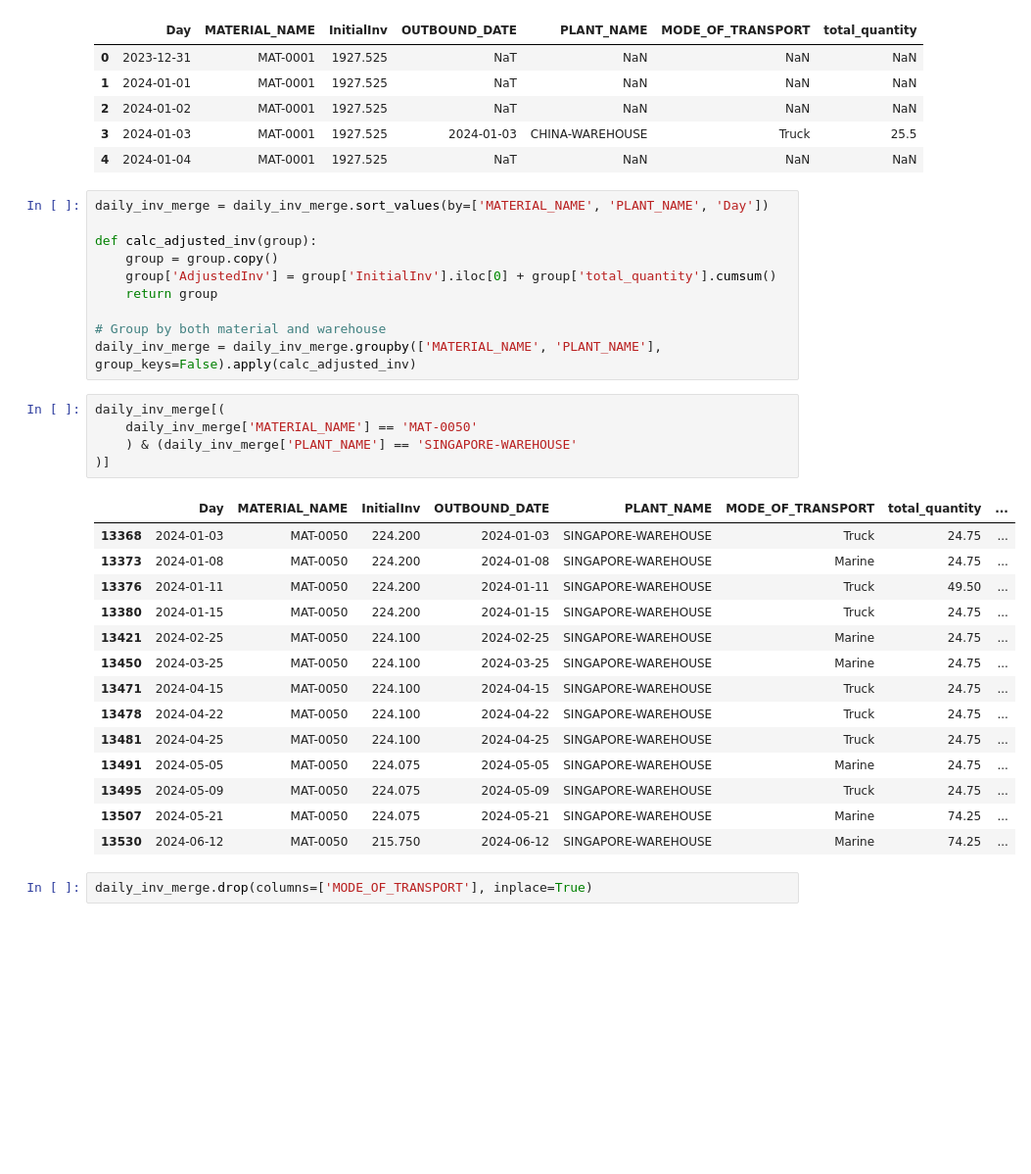
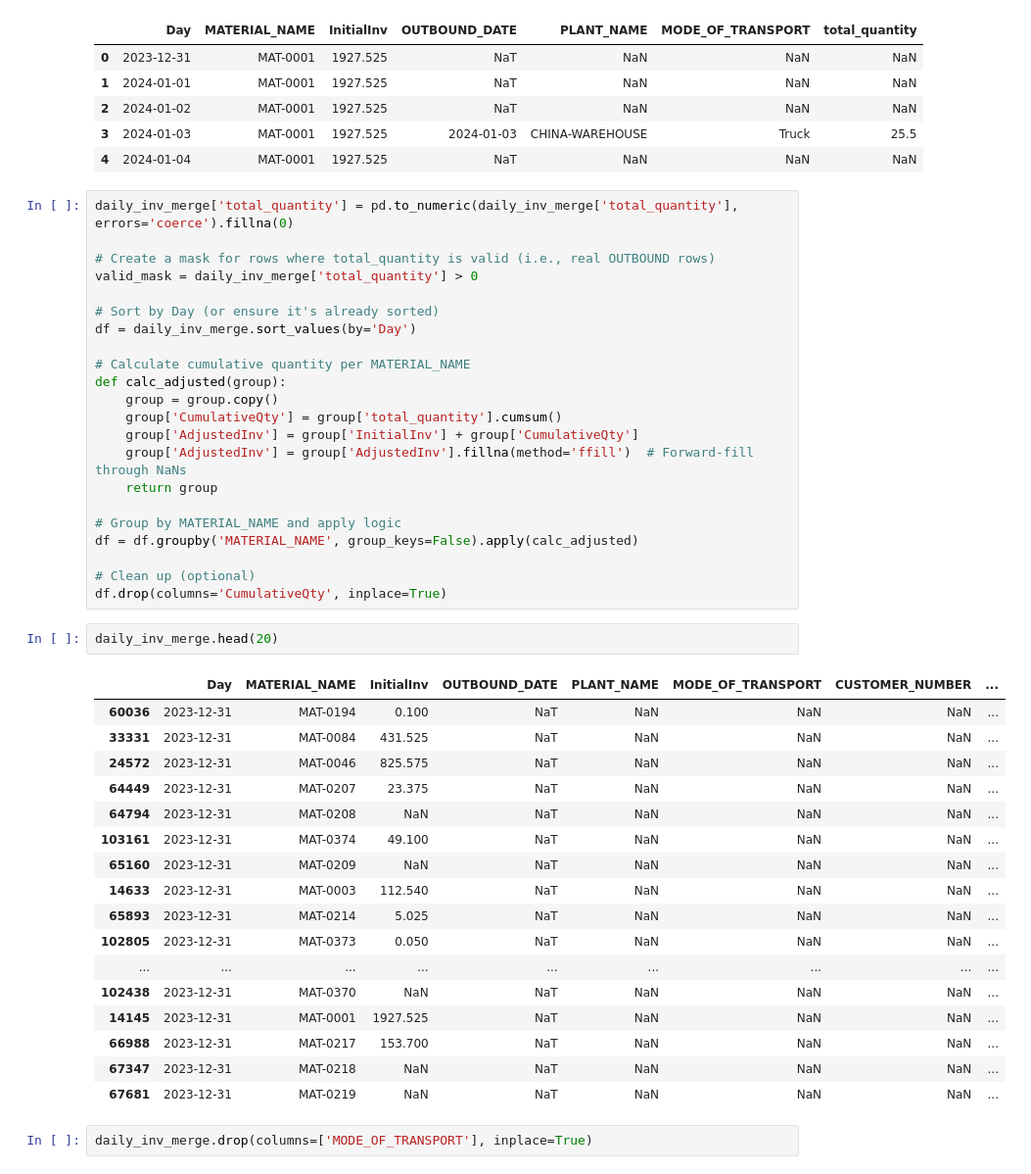
Before and after one commit to peter-parit/em-hackathon-notebooks, a Jupyter notebook: Notebooks/data-peter.ipynb, the cells around one changed output. Shown: that part at 98% size. Drawn from its saved outputs; the diff is of its cells as text; blank space fills up the shorter version.

```diff
--- a/Notebooks/data-peter.ipynb
+++ b/Notebooks/data-peter.ipynb
@@ -420,35 +455,47 @@ daily_inv_merge.head()
 | 3 | 2024-01-03 | MAT-0001 | 1927.525 | 2024-01-03 | CHINA-WAREHOUSE | Truck | 25.5 |
 | 4 | 2024-01-04 | MAT-0001 | 1927.525 | NaT | NaN | NaN | NaN |
 # %%
-daily_inv_merge = daily_inv_merge.sort_values(by=['MATERIAL_NAME', 'PLANT_NAME', 'Day'])
+daily_inv_merge['total_quantity'] = pd.to_numeric(daily_inv_merge['total_quantity'], errors='coerce').fillna(0)
 
-def calc_adjusted_inv(group):
+# Create a mask for rows where total_quantity is valid (i.e., real OUTBOUND rows)
+valid_mask = daily_inv_merge['total_quantity'] > 0
+
+# Sort by Day (or ensure it's already sorted)
+df = daily_inv_merge.sort_values(by='Day')
+
+# Calculate cumulative quantity per MATERIAL_NAME
+def calc_adjusted(group):
     group = group.copy()
-    group['AdjustedInv'] = group['InitialInv'].iloc[0] + group['total_quantity'].cumsum()
+    group['CumulativeQty'] = group['total_quantity'].cumsum()
+    group['AdjustedInv'] = group['InitialInv'] + group['CumulativeQty']
+    group['AdjustedInv'] = group['AdjustedInv'].fillna(method='ffill')  # Forward-fill through NaNs
     return group
 
-# Group by both material and warehouse
-daily_inv_merge = daily_inv_merge.groupby(['MATERIAL_NAME', 'PLANT_NAME'], group_keys=False).apply(calc_adjusted_inv)
+# Group by MATERIAL_NAME and apply logic
+df = df.groupby('MATERIAL_NAME', group_keys=False).apply(calc_adjusted)
+
+# Clean up (optional)
+df.drop(columns='CumulativeQty', inplace=True)
 # %%
-daily_inv_merge[(
-    daily_inv_merge['MATERIAL_NAME'] == 'MAT-0050'
-    ) & (daily_inv_merge['PLANT_NAME'] == 'SINGAPORE-WAREHOUSE'
-)]
+daily_inv_merge.head(20)
 # %% [output]
-|  | Day | MATERIAL_NAME | InitialInv | OUTBOUND_DATE | PLANT_NAME | MODE_OF_TRANSPORT | total_quantity | ... |
-| 13368 | 2024-01-03 | MAT-0050 | 224.200 | 2024-01-03 | SINGAPORE-WAREHOUSE | Truck | 24.75 | ... |
-| 13373 | 2024-01-08 | MAT-0050 | 224.200 | 2024-01-08 | SINGAPORE-WAREHOUSE | Marine | 24.75 | ... |
-| 13376 | 2024-01-11 | MAT-0050 | 224.200 | 2024-01-11 | SINGAPORE-WAREHOUSE | Truck | 49.50 | ... |
-| 13380 | 2024-01-15 | MAT-0050 | 224.200 | 2024-01-15 | SINGAPORE-WAREHOUSE | Truck | 24.75 | ... |
-| 13421 | 2024-02-25 | MAT-0050 | 224.100 | 2024-02-25 | SINGAPORE-WAREHOUSE | Marine | 24.75 | ... |
-| 13450 | 2024-03-25 | MAT-0050 | 224.100 | 2024-03-25 | SINGAPORE-WAREHOUSE | Marine | 24.75 | ... |
-| 13471 | 2024-04-15 | MAT-0050 | 224.100 | 2024-04-15 | SINGAPORE-WAREHOUSE | Truck | 24.75 | ... |
-| 13478 | 2024-04-22 | MAT-0050 | 224.100 | 2024-04-22 | SINGAPORE-WAREHOUSE | Truck | 24.75 | ... |
-| 13481 | 2024-04-25 | MAT-0050 | 224.100 | 2024-04-25 | SINGAPORE-WAREHOUSE | Truck | 24.75 | ... |
-| 13491 | 2024-05-05 | MAT-0050 | 224.075 | 2024-05-05 | SINGAPORE-WAREHOUSE | Marine | 24.75 | ... |
-| 13495 | 2024-05-09 | MAT-0050 | 224.075 | 2024-05-09 | SINGAPORE-WAREHOUSE | Truck | 24.75 | ... |
-| 13507 | 2024-05-21 | MAT-0050 | 224.075 | 2024-05-21 | SINGAPORE-WAREHOUSE | Marine | 74.25 | ... |
-| 13530 | 2024-06-12 | MAT-0050 | 215.750 | 2024-06-12 | SINGAPORE-WAREHOUSE | Marine | 74.25 | ... |
+|  | Day | MATERIAL_NAME | InitialInv | OUTBOUND_DATE | PLANT_NAME | MODE_OF_TRANSPORT | CUSTOMER_NUMBER | ... |
+| 60036 | 2023-12-31 | MAT-0194 | 0.100 | NaT | NaN | NaN | NaN | ... |
+| 33331 | 2023-12-31 | MAT-0084 | 431.525 | NaT | NaN | NaN | NaN | ... |
+| 24572 | 2023-12-31 | MAT-0046 | 825.575 | NaT | NaN | NaN | NaN | ... |
+| 64449 | 2023-12-31 | MAT-0207 | 23.375 | NaT | NaN | NaN | NaN | ... |
+| 64794 | 2023-12-31 | MAT-0208 | NaN | NaT | NaN | NaN | NaN | ... |
+| 103161 | 2023-12-31 | MAT-0374 | 49.100 | NaT | NaN | NaN | NaN | ... |
+| 65160 | 2023-12-31 | MAT-0209 | NaN | NaT | NaN | NaN | NaN | ... |
+| 14633 | 2023-12-31 | MAT-0003 | 112.540 | NaT | NaN | NaN | NaN | ... |
+| 65893 | 2023-12-31 | MAT-0214 | 5.025 | NaT | NaN | NaN | NaN | ... |
+| 102805 | 2023-12-31 | MAT-0373 | 0.050 | NaT | NaN | NaN | NaN | ... |
+| ... | ... | ... | ... | ... | ... | ... | ... | ... |
+| 102438 | 2023-12-31 | MAT-0370 | NaN | NaT | NaN | NaN | NaN | ... |
+| 14145 | 2023-12-31 | MAT-0001 | 1927.525 | NaT | NaN | NaN | NaN | ... |
+| 66988 | 2023-12-31 | MAT-0217 | 153.700 | NaT | NaN | NaN | NaN | ... |
+| 67347 | 2023-12-31 | MAT-0218 | NaN | NaT | NaN | NaN | NaN | ... |
+| 67681 | 2023-12-31 | MAT-0219 | NaN | NaT | NaN | NaN | NaN | ... |
 # %%
 daily_inv_merge.drop(columns=['MODE_OF_TRANSPORT'], inplace=True)
 # %%
```
Also changed, not shown: parts of 7 cells of this notebook.
